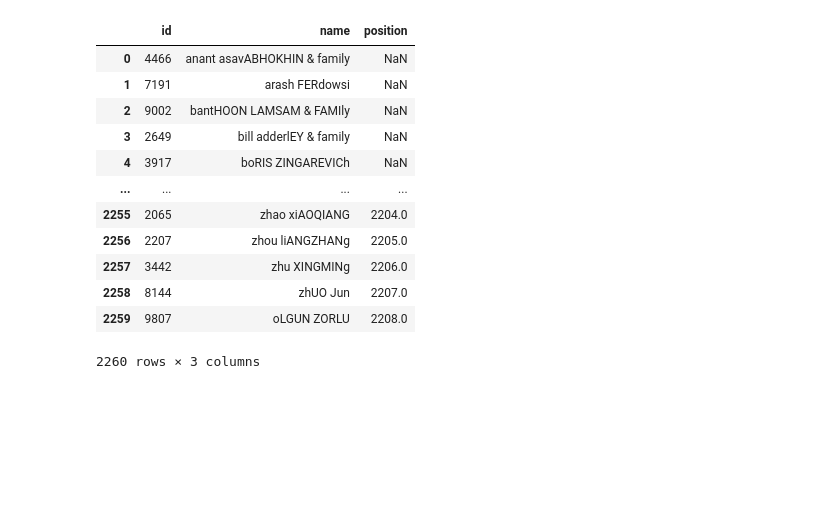
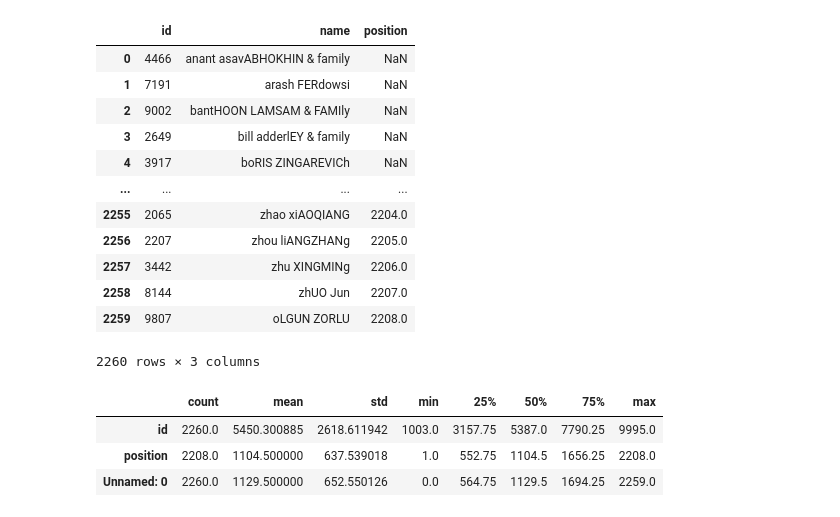
Before and after one commit to Emilioiron/Ironhack-Module-1-Project---Pandas-Python-Emilio-, a Jupyter notebook: notebooks/Notebook_1.ipynb, the cells around one changed output. Drawn from its saved outputs; the diff is of its cells as text; code cells hidden in the pictures; blank space fills up the shorter version.

```diff
--- a/notebooks/Notebook_1.ipynb
+++ b/notebooks/Notebook_1.ipynb
@@ -173,3 +176,10 @@ rank_drop_unnamed
 | 2258 | 8144 | zhUO Jun | 2207.0 |
 | 2259 | 9807 | oLGUN ZORLU | 2208.0 |
 2260 rows × 3 columns
+# %%
+rank.describe().T
+# %% [output]
+|  | count | mean | std | min | 25% | 50% | 75% | max |
+| id | 2260.0 | 5450.300885 | 2618.611942 | 1003.0 | 3157.75 | 5387.0 | 7790.25 | 9995.0 |
+| position | 2208.0 | 1104.500000 | 637.539018 | 1.0 | 552.75 | 1104.5 | 1656.25 | 2208.0 |
+| Unnamed: 0 | 2260.0 | 1129.500000 | 652.550126 | 0.0 | 564.75 | 1129.5 | 1694.25 | 2259.0 |
```
Also changed, not shown: parts of 2 cells of this notebook.
